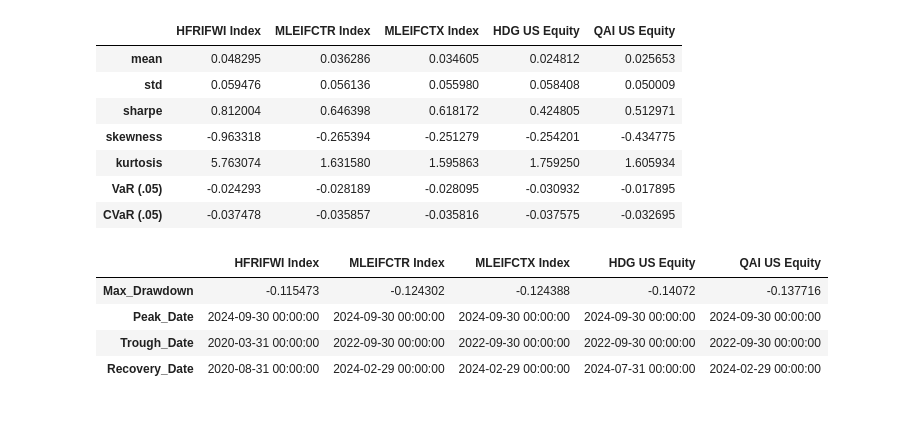
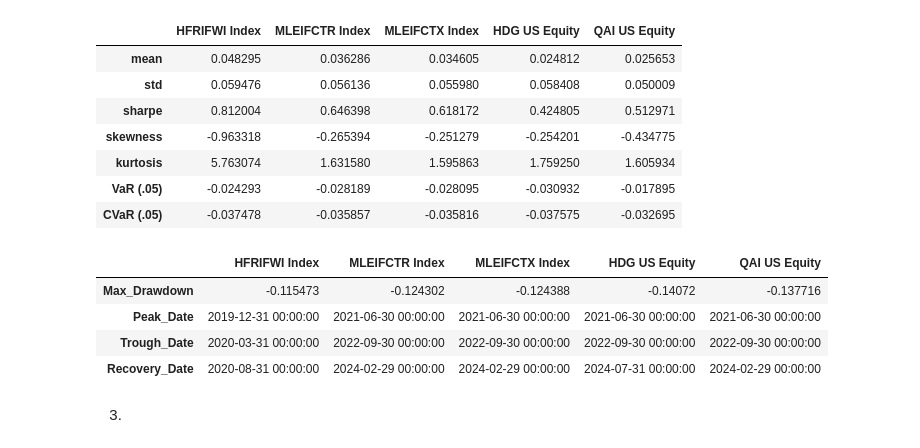
Before and after one commit to ekopen/finm-portfolio-2024, a Jupyter notebook: homework/Eric Kopen HW2.ipynb, the cells around one changed output. Saved outputs shown, nothing was run; the diff lists cells and outputs as text; code cells hidden in the pictures; blank space fills up the shorter version.

```diff
--- a/homework/Eric Kopen HW2.ipynb
+++ b/homework/Eric Kopen HW2.ipynb
@@ -44,27 +48,29 @@ summary_stats
 # %%
 #calculating max drawdown
 cumulative_returns = (1+df).cumprod()
 runningmax = cumulative_returns.cummax()
 drawdown = (cumulative_returns - runningmax)/runningmax
 
 def maxdrawdownfunc(series):
     maxdrawdown = drawdown[series.name].min()
-    peakdate = runningmax[series.name].idxmax()
     troughdate = drawdown[series.name].idxmin()
+    peakdate = runningmax[series.name][:troughdate].idxmax()
     recoverydate = cumulative_returns[series.name][troughdate:].ge(runningmax[series.name].loc[troughdate]).idxmax()
 
     return pd.Series({
         'Max_Drawdown': maxdrawdown,
         'Peak_Date': peakdate,
         'Trough_Date': troughdate,
         'Recovery_Date': recoverydate
     })
 
 max_drawdown_stats = df.apply(maxdrawdownfunc)
 max_drawdown_stats
 # %% [output]
 |  | HFRIFWI Index | MLEIFCTR Index | MLEIFCTX Index | HDG US Equity | QAI US Equity |
 | Max_Drawdown | -0.115473 | -0.124302 | -0.124388 | -0.14072 | -0.137716 |
-| Peak_Date | 2024-09-30 00:00:00 | 2024-09-30 00:00:00 | 2024-09-30 00:00:00 | 2024-09-30 00:00:00 | 2024-09-30 00:00:00 |
+| Peak_Date | 2019-12-31 00:00:00 | 2021-06-30 00:00:00 | 2021-06-30 00:00:00 | 2021-06-30 00:00:00 | 2021-06-30 00:00:00 |
 | Trough_Date | 2020-03-31 00:00:00 | 2022-09-30 00:00:00 | 2022-09-30 00:00:00 | 2022-09-30 00:00:00 | 2022-09-30 00:00:00 |
 | Recovery_Date | 2020-08-31 00:00:00 | 2024-02-29 00:00:00 | 2024-02-29 00:00:00 | 2024-07-31 00:00:00 | 2024-02-29 00:00:00 |
+# %% [markdown]
+3.
```
Also changed, not shown: parts of 23 cells of this notebook.
